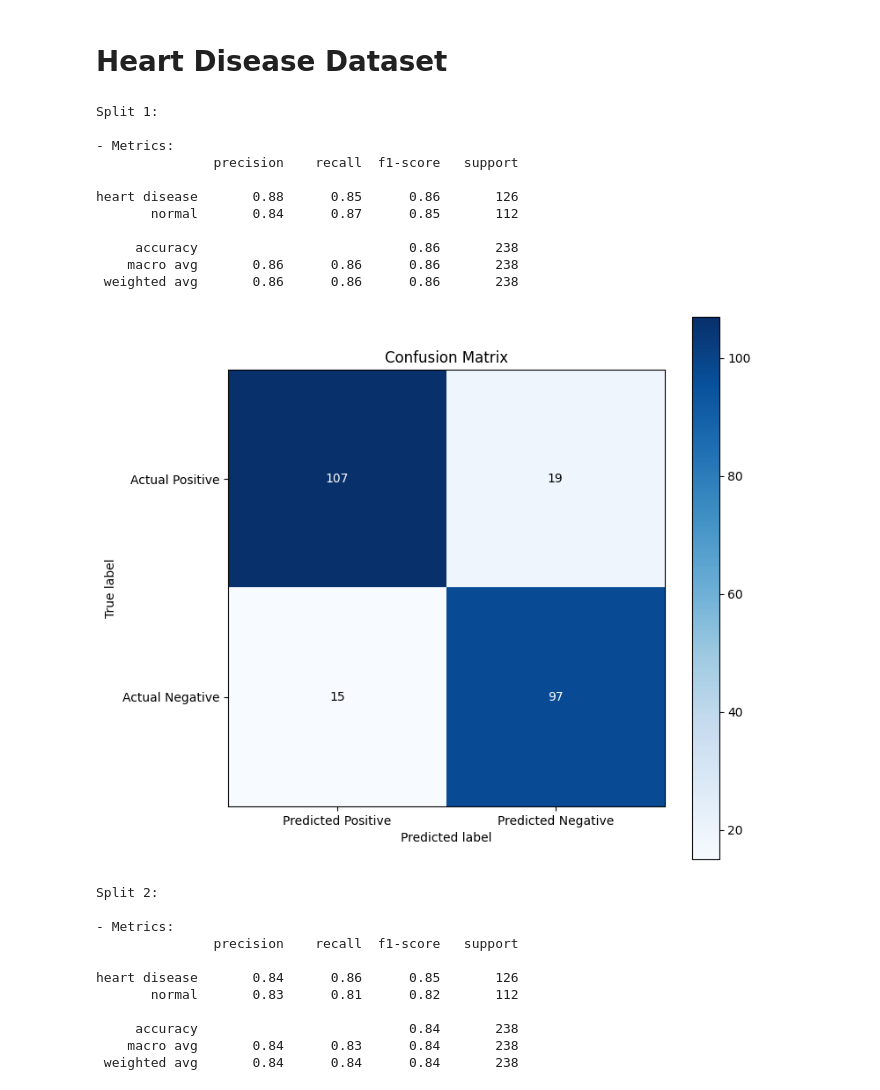
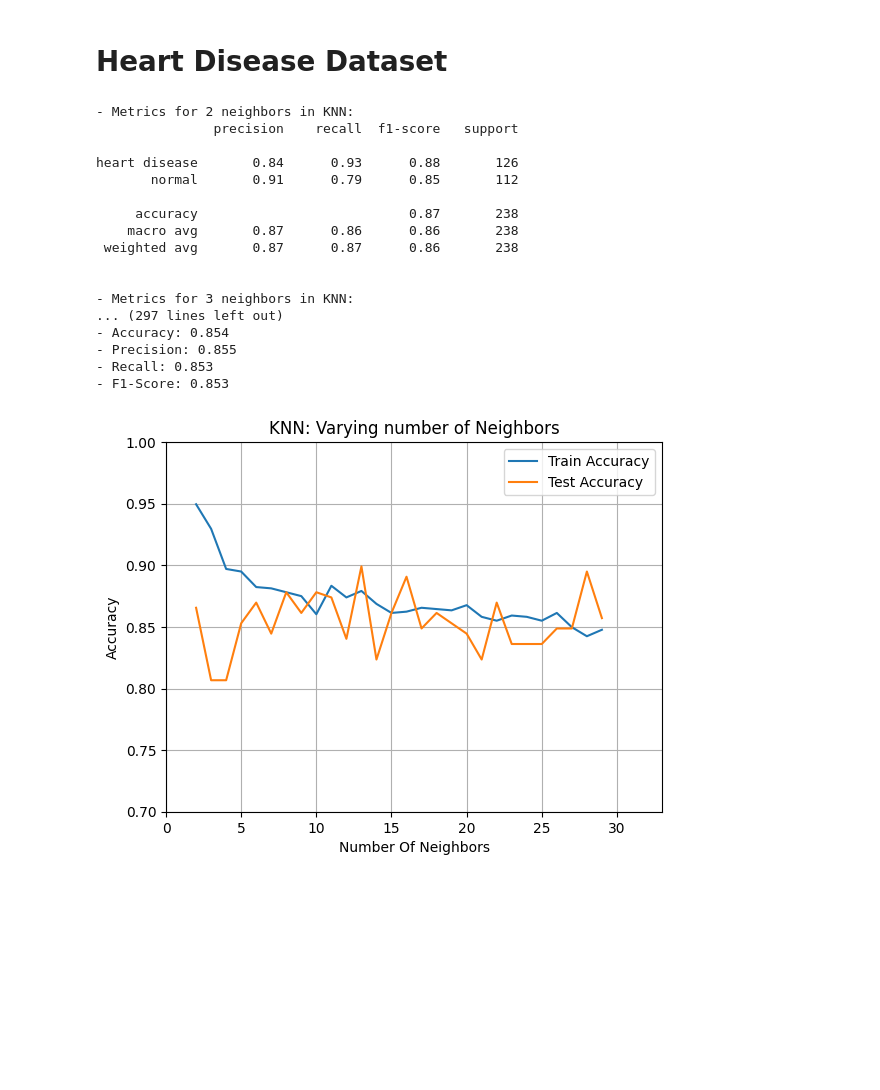
Before and after one commit to arielarevalo/ci0148, a Jupyter notebook: proyecto_1/knn.ipynb, the cells around one changed output. Drawn from its saved outputs; the diff is of its cells as text; code cells hidden in the pictures; blank space fills up the shorter version.

```diff
--- a/proyecto_1/knn.ipynb
+++ b/proyecto_1/knn.ipynb
@@ -112,0 +87,13 @@ Average metrics:
+# %%
+# Finding the best parameters
+
+for key, value in test_score.items():
+    if value == max(test_score.values()):
+        print(f"Best parameter for KNN based on accuracy: amount of neighbors {key}")
+
+kf = KFold(n_splits = 5, shuffle = True, random_state = 42)
+parameter = {'n_neighbors':np.arange(2, 30, 1)}
+knn = KNeighborsClassifier()
+knn_cv = GridSearchCV(knn, param_grid = parameter, cv = kf, verbose = 1)
+knn_cv.fit(x_train, y_train)
+print(f"Best parameter is: {knn_cv.best_params_}")
@@ -126,43 +117,58 @@ heart_x = scaler.fit_transform(heart_x)
 # %%
 # Cross validate
 all_metrics = []
 
-for i in range(5):
-    print(f"Split {i + 1}:")
+outerIndex = 1
+train_score = {}
+test_score = {}
+
+n_neighbors = np.arange(2, 30, 1)
+for i in n_neighbors:
+    outerIndex += 1
 
     x_train, x_test, y_train, y_test = train_test_split(heart_x, heart_y, test_size = 0.2, stratify = heart_y)
 
-    model = KNeighborsClassifier(n_neighbors = 5)
+    model = KNeighborsClassifier(n_neighbors = i)
 
     metrics, report, cm = fit_and_predict(model, x_train, x_test, y_train, y_test)
     all_metrics.append(metrics)
-    print("\n- Metrics:")
+    print(f"\n- Metrics for {i} neighbors in KNN:")
     print(report)
-    plot_confusion_matrix(cm, plt.cm.Blues)
+
+    train_score[i] = model.score(x_train, y_train)
+    test_score[i] = model.score(x_test, y_test)
+
+    print
 
 print("\nAverage metrics:")
 print_avg_metrics(all_metrics)
+
+plt.plot(n_neighbors, train_score.values(), label="Train Accuracy")
+plt.plot(n_neighbors, test_score.values(), label="Test Accuracy")
+plt.xlabel("Number Of Neighbors")
+plt.ylabel("Accuracy")
+plt.title("KNN: Varying number of Neighbors")
+plt.legend()
+plt.xlim(0, 33)
+plt.ylim(0.70, 1.00)
+plt.grid()
+plt.show()
 # %% [output]
-Split 1:
-
-- Metrics:
+- Metrics for 2 neighbors in KNN:
                precision    recall  f1-score   support
 
-heart disease       0.88      0.85      0.86       126
-       normal       0.84      0.87      0.85       112
+heart disease       0.84      0.93      0.88       126
+       normal       0.91      0.79      0.85       112
 
-     accuracy                           0.86       238
-    macro avg       0.86      0.86      0.86       238
- weighted avg       0.86      0.86      0.86       238
+     accuracy                           0.87       238
+    macro avg       0.87      0.86      0.86       238
+ weighted avg       0.87      0.87      0.86       238
+
+
+- Metrics for 3 neighbors in KNN:
+... (297 lines left out)
+- Accuracy: 0.854
+- Precision: 0.855
+- Recall: 0.853
+- F1-Score: 0.853
-[figure, old version]
+[figure, new version]
-Split 2:
-
-- Metrics:
-               precision    recall  f1-score   support
-
-heart disease       0.84      0.86      0.85       126
-       normal       0.83      0.81      0.82       112
-
-     accuracy                           0.84       238
-    macro avg       0.84      0.83      0.84       238
- weighted avg       0.84      0.84      0.84       238
```
Also changed, not shown: parts of 5 cells of this notebook.
